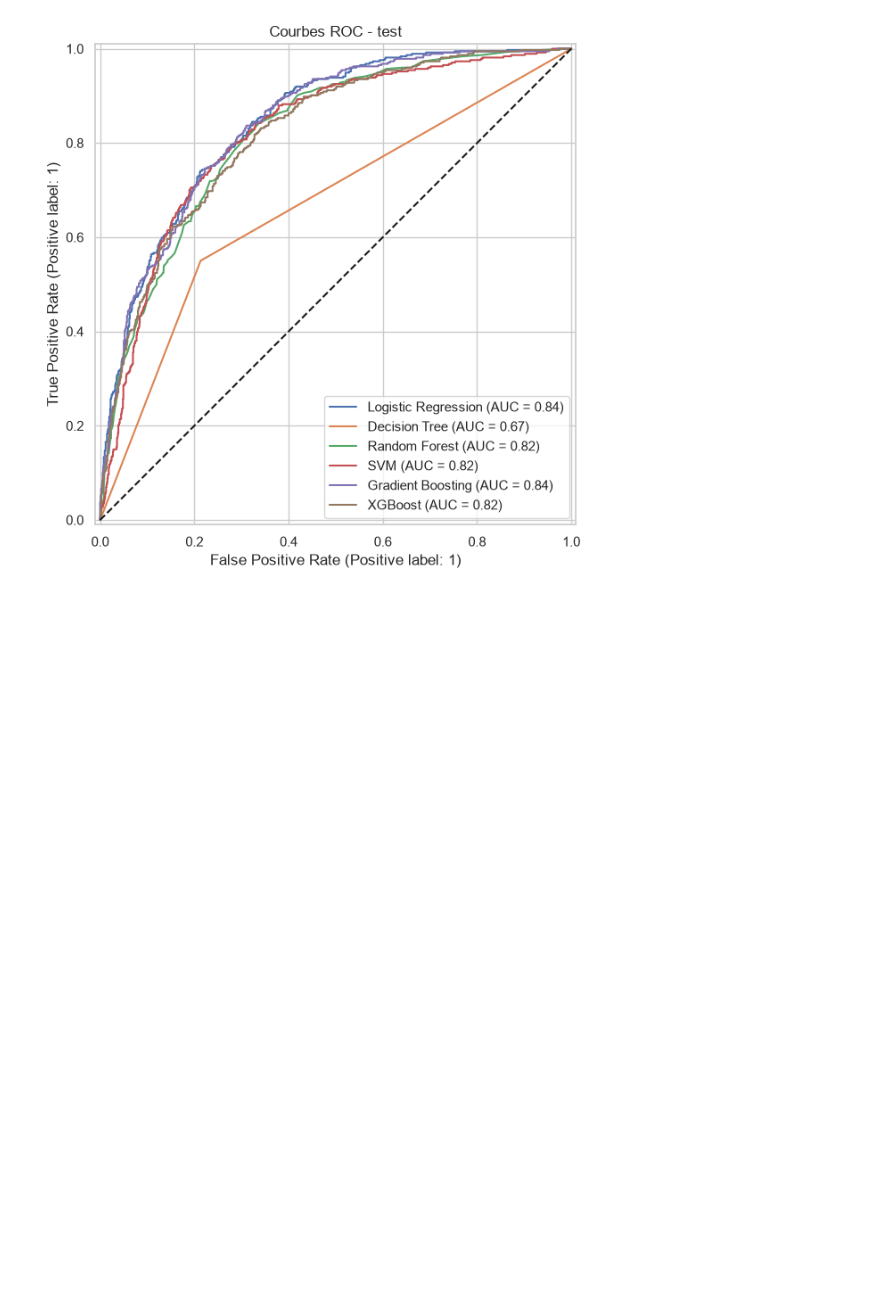
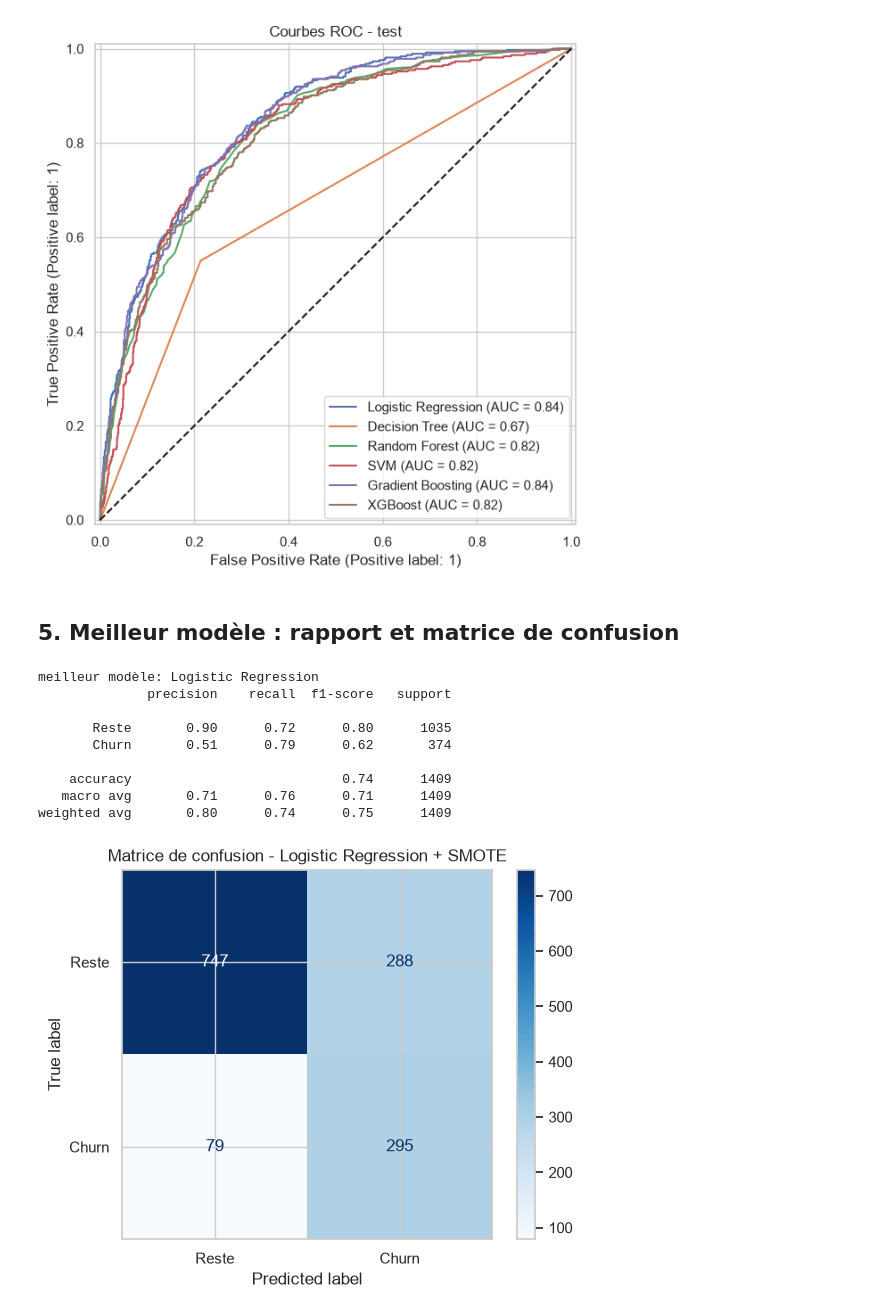
Before and after one commit to doughmi-ilyas/customer-churn-prediction, a Jupyter notebook: notebooks/03_classification.ipynb, the cells around one changed output. Drawn from its saved outputs; the diff is of its cells as text; code cells hidden in the pictures; blank space fills up the shorter version.

Commit message:
classification: add section "Meilleur modèle : rapport et matrice de confusion"

```diff
--- a/notebooks/03_classification.ipynb
+++ b/notebooks/03_classification.ipynb
@@ -239,3 +239,26 @@ fig.savefig(f"{FIG_DIR}/21_roc_curves.png", dpi=110, bbox_inches="tight")
 plt.show()
 # %% [output]
 [figure]
+# %% [markdown]
+## 5. Meilleur modèle : rapport et matrice de confusion
+# %%
+best_name = smote_table.index[0]
+best = fitted[best_name]
+print("meilleur modèle:", best_name)
+print(classification_report(y_test, best.predict(X_test), target_names=["Reste", "Churn"]))
+
+ConfusionMatrixDisplay.from_estimator(best, X_test, y_test, display_labels=["Reste", "Churn"], cmap="Blues")
+plt.title(f"Matrice de confusion - {best_name} + SMOTE")
+plt.savefig(f"{FIG_DIR}/22_confusion_matrix.png", dpi=110, bbox_inches="tight")
+plt.show()
+# %% [output]
+meilleur modèle: Logistic Regression
+              precision    recall  f1-score   support
+
+       Reste       0.90      0.72      0.80      1035
+       Churn       0.51      0.79      0.62       374
+
+    accuracy                           0.74      1409
+   macro avg       0.71      0.76      0.71      1409
+weighted avg       0.80      0.74      0.75      1409
+[figure, added]
```
Also changed, not shown: 1 other file.
